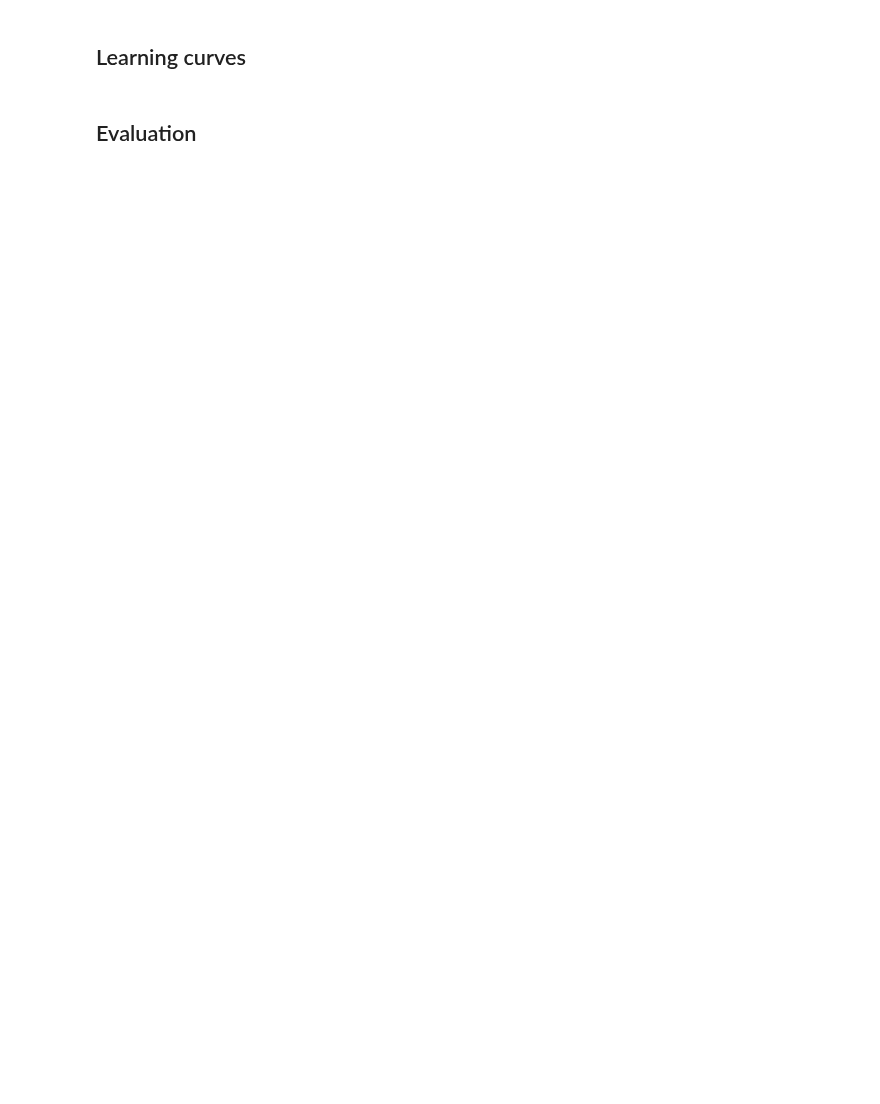
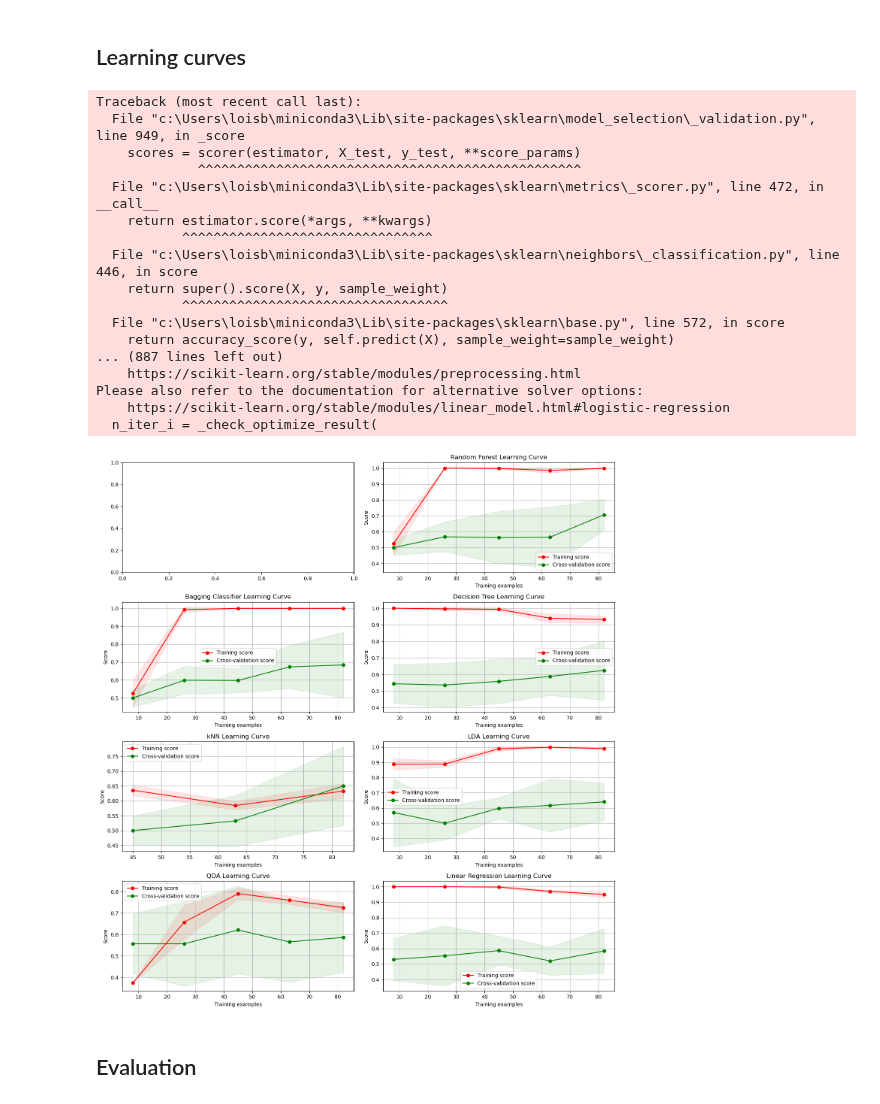
Before and after one commit to zvanraak/TM10007-machine-learning-2025-group-5, a Jupyter notebook: assignment.ipynb, the cells around one changed output. Cells and saved outputs as stored; diff of their text form; code cells hidden in the pictures; blank space fills up the shorter version.

Commit message:
Outcome for 1 time split in train and test and without SVM

```diff
--- a/assignment.ipynb
+++ b/assignment.ipynb
@@ -1449,23 +1452,42 @@ print(f"\nAccuracy for Logistic Regression: {log_reg_score:.4f}")
 # %%
 import matplotlib.pyplot as plt
 from sklearn.model_selection import learning_curve
 
 # Create subplots (2 rows, 2 columns)
 fig, axes = plt.subplots(4, 2, figsize=(14, 15))
 
 # Plot learning curves for each best model
-plot_learning_curve(best_svm, "SVM Learning Curve", X_train_selected_final, y_train_encoded, axes[0, 0], cv=10)
+#plot_learning_curve(best_svm, "SVM Learning Curve", X_train_selected_final, y_train_encoded, axes[0, 0], cv=10)
 plot_learning_curve(best_estimators["Random Forest"], "Random Forest Learning Curve", X_train, y_train_encoded, axes[0, 1], cv=10)
 plot_learning_curve(best_estimators["Bagging"], "Bagging Classifier Learning Curve", X_train, y_train_encoded, axes[1, 0], cv=10)
 plot_learning_curve(best_estimators["Decision Tree"], "Decision Tree Learning Curve", X_train, y_train_encoded, axes[1, 1], cv=10)
 plot_learning_curve(best_knn, "kNN Learning Curve", X_train_selected_final, y_train_encoded, axes[2, 0], cv=10)
 plot_learning_curve(lda_model.set_params(solver=lda_best_solver), "LDA Learning Curve", X_train_selected_final, y_train_encoded, axes[2, 1], cv=10)
 plot_learning_curve(QuadraticDiscriminantAnalysis(reg_param=qda_best_reg_param), "QDA Learning Curve", X_train_selected_final, y_train_encoded, axes[3, 0], cv=10)
 plot_learning_curve(log_reg_model, "Linear Regression Learning Curve", X_train_selected_final, y_train_encoded, axes[3, 1], cv=10)
 
 # Adjust layout and show the plot
 plt.tight_layout()
 plt.show()
+# %% [output]
+Traceback (most recent call last):
+  File "c:\Users\loisb\miniconda3\Lib\site-packages\sklearn\model_selection\_validation.py", line 949, in _score
+    scores = scorer(estimator, X_test, y_test, **score_params)
+             ^^^^^^^^^^^^^^^^^^^^^^^^^^^^^^^^^^^^^^^^^^^^^^^^^
+  File "c:\Users\loisb\miniconda3\Lib\site-packages\sklearn\metrics\_scorer.py", line 472, in __call__
+    return estimator.score(*args, **kwargs)
+           ^^^^^^^^^^^^^^^^^^^^^^^^^^^^^^^^
+  File "c:\Users\loisb\miniconda3\Lib\site-packages\sklearn\neighbors\_classification.py", line 446, in score
+    return super().score(X, y, sample_weight)
+           ^^^^^^^^^^^^^^^^^^^^^^^^^^^^^^^^^^
+  File "c:\Users\loisb\miniconda3\Lib\site-packages\sklearn\base.py", line 572, in score
+    return accuracy_score(y, self.predict(X), sample_weight=sample_weight)
+... (887 lines left out)
+    https://scikit-learn.org/stable/modules/preprocessing.html
+Please also refer to the documentation for alternative solver options:
+    https://scikit-learn.org/stable/modules/linear_model.html#logistic-regression
+  n_iter_i = _check_optimize_result(
+[figure, added]
 # %% [markdown]
 ## Evaluation
 # %%
```
Also changed, not shown: parts of 13 cells of this notebook.
